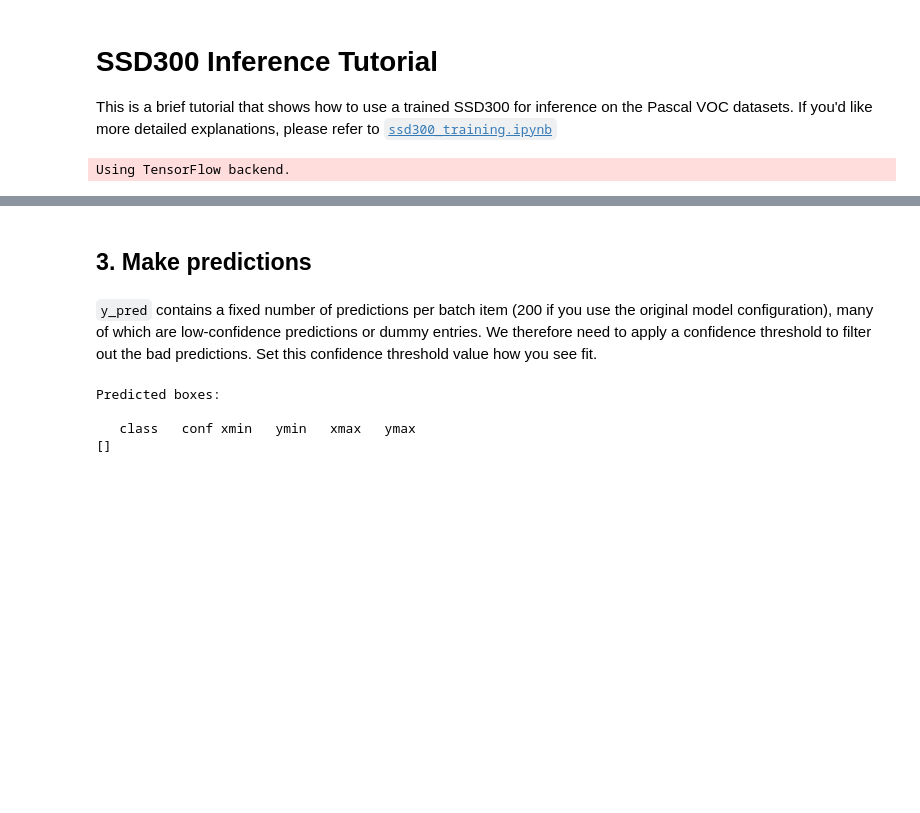
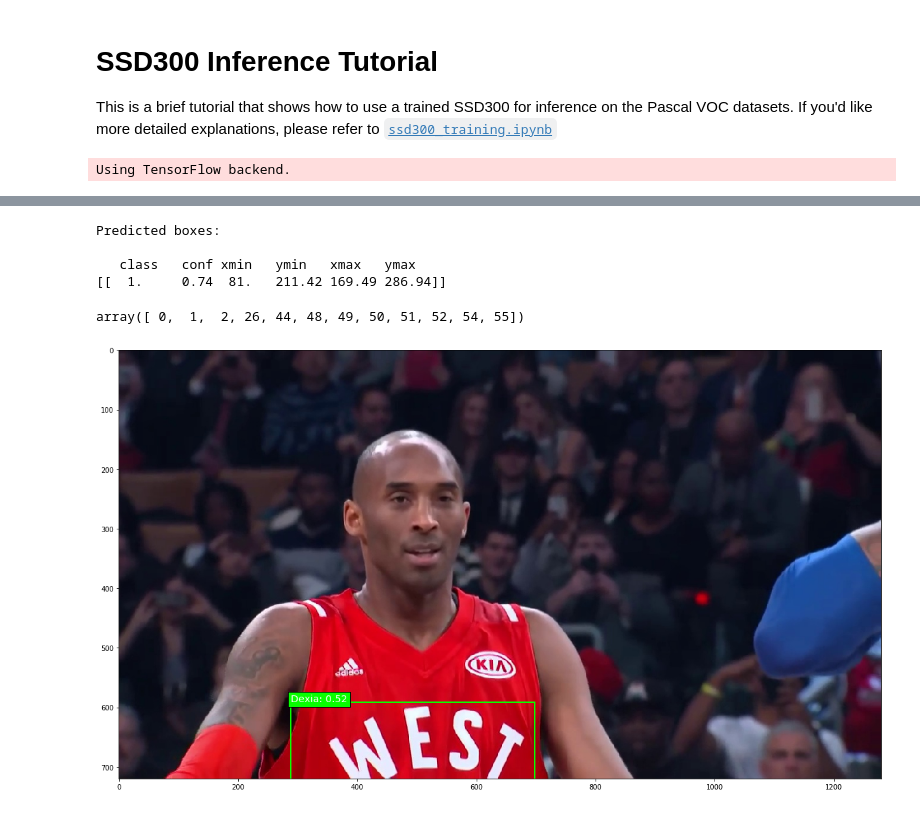
Before and after one commit to shiningsunnyday/ssd_keras, a Jupyter notebook: ssd300_inference.ipynb, the cells around one changed output, grey strips where cells are left out. Drawn from its saved outputs; the diff is of its cells as text; code cells hidden in the pictures; blank space fills up the shorter version.

```diff
--- a/ssd300_inference.ipynb
+++ b/ssd300_inference.ipynb
@@ -72,15 +64,13 @@ model = ssd_300(image_size=(img_height, img_width, 3),
 # 2: Load the trained weights into the model.
 
 # TODO: Set the path of the trained weights.
-weights_path = './models/belgas_relabelled_adam/epoch-08_loss-4.6720_val_loss-4.5632.h5'
-
+weights_path = './models/belgas_relabelled_sgd_frozen_do_over/10_layers/best_redo.h5'
 model.load_weights(weights_path, by_name=True)
 
 # 3: Compile the model so that Keras won't complain the next time you load it.
-
 adam = Adam(lr=0.001, beta_1=0.9, beta_2=0.999, epsilon=1e-08, decay=0.0)
+sgd = SGD(lr=0.001, momentum=0.9, decay=0.0, nesterov=False)
 
 ssd_loss = SSDLoss(neg_pos_ratio=3, alpha=1.0)
-
-model.compile(optimizer=adam, loss=ssd_loss.compute_loss)
+model.compile(optimizer=sgd, loss=ssd_loss.compute_loss)
 # %% [output]
@@ -120,12 +101,16 @@ test_paths = [dir_path + img for img in test_imgs]
 orig_images = [] # Store the images here.
 input_images = [] # Store resized versions of the images here.
 
-# We'll only load one image in this example.
+# # We'll only load one image in this example.
+
+test_paths = []
+for i in range(100):
+    test_paths.append('../datasets/clips/game_frames/frame{}.jpg'.format(i))
+
 for img_path in test_paths:
     orig_images.append(imread(img_path))
     img = image.load_img(img_path, target_size=(img_height, img_width))
     img = image.img_to_array(img)
     input_images.append(img)
 input_images = np.array(input_images)
+y_pred = model.predict(input_images)
-# %% [markdown]
-## 3. Make predictions
@@ -134,16 +117,48 @@ y_pred = model.predict(input_images)
-# %% [markdown]
-`y_pred` contains a fixed number of predictions per batch item (200 if you use the original model configuration), many of which are low-confidence predictions or dummy entries. We therefore need to apply a confidence threshold to filter out the bad predictions. Set this confidence threshold value how you see fit.
 # %%
-confidence_threshold = 0.8
-
+confidence_threshold = 0.5
 y_pred_thresh = [y_pred[k][y_pred[k,:,1] > confidence_threshold] for k in range(y_pred.shape[0])]
 
 np.set_printoptions(precision=2, suppress=True, linewidth=90)
 print("Predicted boxes:\n")
 print('   class   conf xmin   ymin   xmax   ymax')
-print(y_pred_thresh[32])
+print(y_pred_thresh[0])
+np.array(range(y_pred.shape[0]))[[np.array([y_pred_thresh[i].size > 0.5 for i in range(y_pred.shape[0])])]]
 # %% [output]
 Predicted boxes:
 
    class   conf xmin   ymin   xmax   ymax
-[]
+[[  1.     0.74  81.   211.42 169.49 286.94]]
+array([ 0,  1,  2, 26, 44, 48, 49, 50, 51, 52, 54, 55])
+# %%
+# Display the image and draw the predicted boxes onto it.
+index = 55
+# Set the colors for the bounding boxes
+colors = plt.cm.hsv(np.linspace(0, 1, 10)).tolist()
+classes = ['Adidas',
+ 'Base',
+ 'Citroen-text',
+ 'Dexia',
+ 'Kia',
+ 'Nike',
+ 'Puma',
+ 'Shell',
+ 'TNT',
+ 'Umbro']
+
+plt.figure(figsize=(20,12))
+plt.imshow(orig_images[index])
+
+current_axis = plt.gca()
+
+for box in y_pred_thresh[index]:
+    # Transform the predicted bounding boxes for the 300x300 image to the original image dimensions.
+    xmin = box[2] * orig_images[0].shape[1] / img_width
+    ymin = box[3] * orig_images[0].shape[0] / img_height
+    xmax = box[4] * orig_images[0].shape[1] / img_width
+    ymax = box[5] * orig_images[0].shape[0] / img_height
+    color = colors[int(box[0])]
+    label = '{}: {:.2f}'.format(classes[int(box[0])], box[1])
+    current_axis.add_patch(plt.Rectangle((xmin, ymin), xmax-xmin, ymax-ymin, color=color, fill=False, linewidth=2))
+    current_axis.text(xmin, ymin, label, size='x-large', color='white', bbox={'facecolor':color, 'alpha':1.0})
+# %% [output]
+[figure, added]
```
Also changed, not shown: parts of 22 cells of this notebook, 8 other files.
